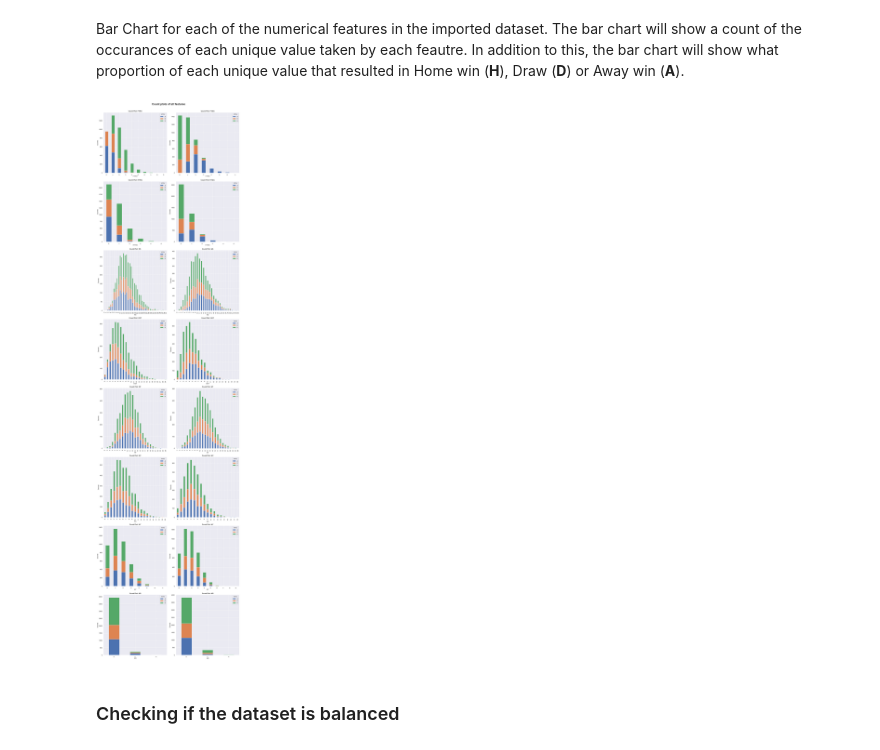
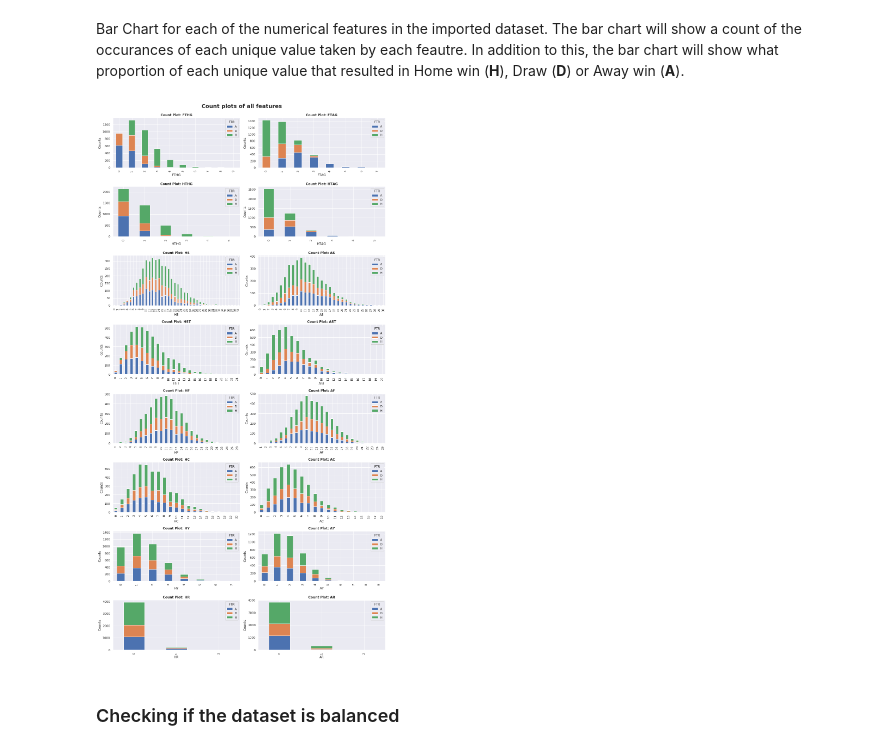
Before and after one commit to arundathi-shanthini/Beat-the-Bookie, a Jupyter notebook: Code/Beat The Bookie.ipynb, the cells around one changed output. Saved outputs shown, nothing was run; the diff lists cells and outputs as text; code cells hidden in the pictures.

```diff
--- a/Code/Beat The Bookie.ipynb
+++ b/Code/Beat The Bookie.ipynb
@@ -74,0 +79,4 @@ sns.set(color_codes=True)
+# %%
+img_dir = os.getcwd()
+img_dir = os.path.join(img_dir,os.pardir,'Report/images')
+print(img_dir)
@@ -244,22 +255,22 @@ Bar Chart for each of the numerical features in the imported dataset. The bar ch
 # %%
 # Save the column names of numerical features as a list
 num_col_list=[x for x in data.columns if x not in ['Date','HomeTeam','AwayTeam','Referee','FTR','HTR']]
 
 # Reshaping array for easier formatting
 num_col_list = np.reshape(num_col_list, (8, 2))
 
 # Call the function get_column_countplot() to plot the count plot of the categorical columns as s ubplots in a figure
-fig, axes = plt.subplots(8,2,figsize=(15,60))
+fig, axes = plt.subplots(8,2,figsize=(15,30))
 for i in range(8):
     for j in range(2):
         get_column_countplot(data,num_col_list[i][j], ax=axes[i,j])
 fig.tight_layout(rect=[0, 0.03, 1, 0.97])
 fig.suptitle("Count plots of all features",fontweight='bold',fontsize=20)
 sns.set_style("white")
-fig2=plt.savefig('Images/Count plot all.png')
+fig2=plt.savefig(os.path.join(img_dir,'count_plot_all.png'))
 plt.show()
 # %% [output]
-[figure, old version]
+[figure, new version]
 # %% [markdown]
 ### Checking if the dataset is balanced
 # %% [markdown]
```
Also changed, not shown: parts of 8 cells of this notebook, 9 other files.
